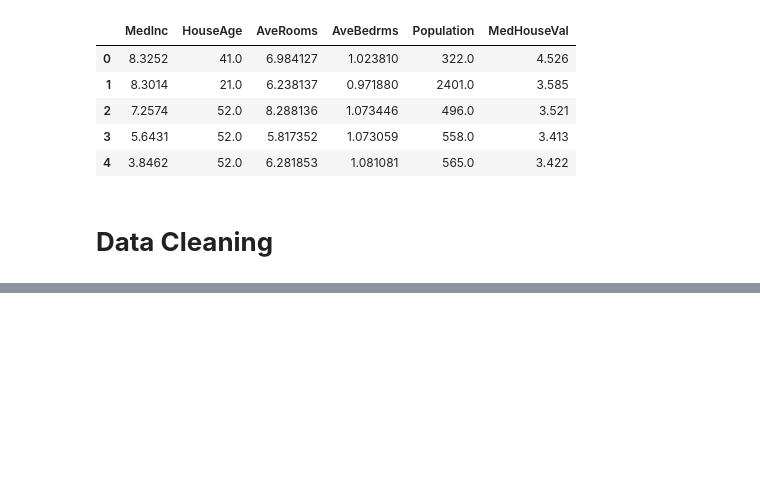
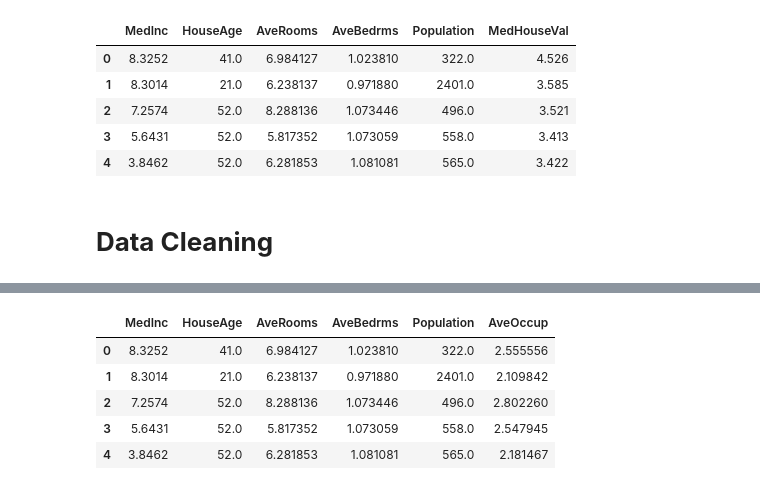
Before and after one commit to sutanto5/DataScience-Exploration, a Jupyter notebook: JS_MLScope_Project_1.ipynb, the cells around one changed output, grey strips where cells are left out. Cells and saved outputs as stored; diff of their text form; code cells hidden in the pictures; blank space fills up the shorter version.

```diff
--- a/JS_MLScope_Project_1.ipynb
+++ b/JS_MLScope_Project_1.ipynb
@@ -92,0 +77,15 @@ SyntaxError: invalid syntax (<ipython-input-18-27d8bba2ddf5>, line 1)
+# %%
+#we will first be using a linear regression to test our data
+reg = LinearRegression()
+
+#got rid of med house val because thats what we want to predict
+#got rid of laitude and longitude because it didn't seem like it varied that much
+X = df.drop(columns = ['Latitude', 'Longitude', 'MedHouseVal'])
+X.head()
+# %% [output]
+|  | MedInc | HouseAge | AveRooms | AveBedrms | Population | AveOccup |
+| 0 | 8.3252 | 41.0 | 6.984127 | 1.023810 | 322.0 | 2.555556 |
+| 1 | 8.3014 | 21.0 | 6.238137 | 0.971880 | 2401.0 | 2.109842 |
+| 2 | 7.2574 | 52.0 | 8.288136 | 1.073446 | 496.0 | 2.802260 |
+| 3 | 5.6431 | 52.0 | 5.817352 | 1.073059 | 558.0 | 2.547945 |
+| 4 | 3.8462 | 52.0 | 6.281853 | 1.081081 | 565.0 | 2.181467 |
```
Also changed, not shown: parts of 13 cells of this notebook.
